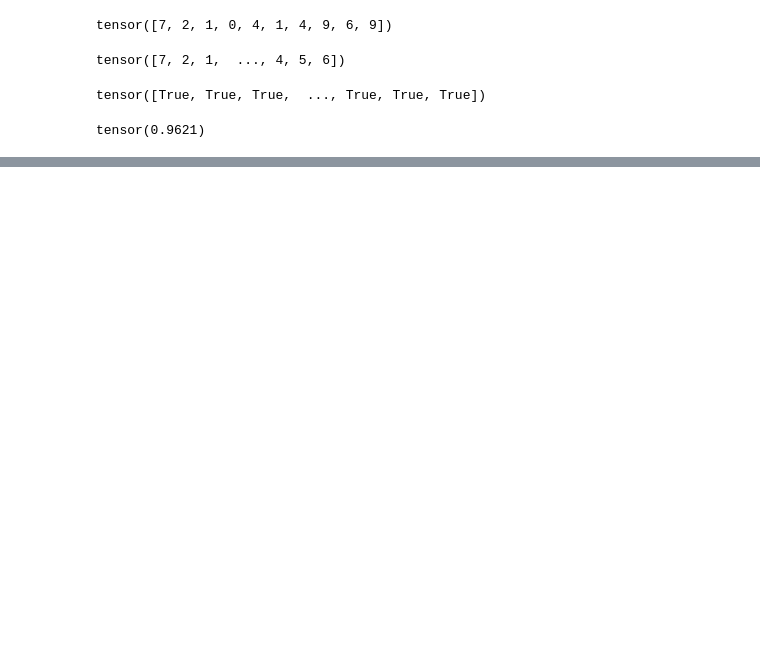
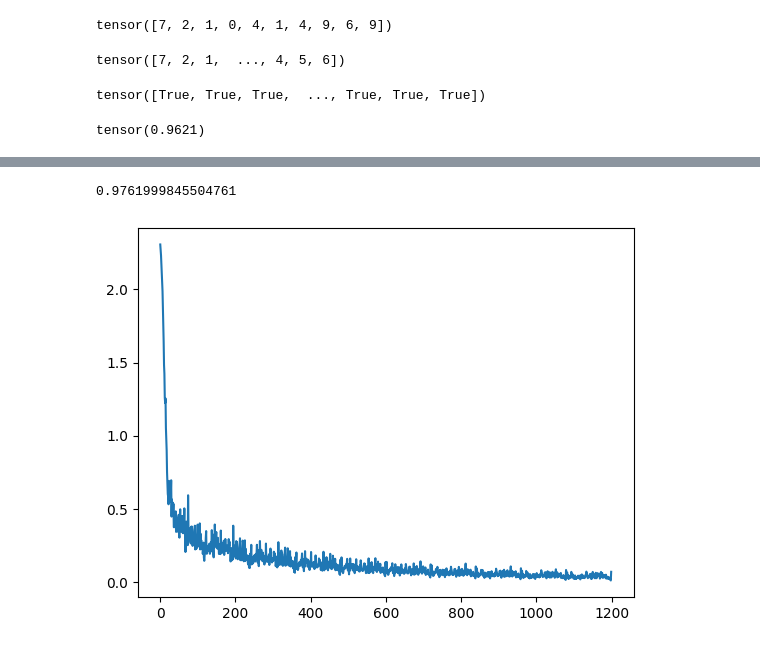
Before and after one commit to jdasam/mas1004, a Jupyter notebook: live_coding/4_MNIST_classification.ipynb, the cells around one changed output, grey strips where cells are left out. Cells and saved outputs as stored; diff of their text form; code cells hidden in the pictures; blank space fills up the shorter version.

```diff
--- a/live_coding/4_MNIST_classification.ipynb
+++ b/live_coding/4_MNIST_classification.ipynb
@@ -459,0 +678,26 @@ tensor(0.9621)
+# %%
+model = Classifier(input_dim = 784,hidden_dim=256)
+optimizer = torch.optim.Adam(model.parameters(), lr=0.001)
+loss_record = []
+num_epoch = 3
+
+batch_size = 500
+
+# Let's use GPU
+model = model.to(DEV)
+train_loader = torch.utils.data.DataLoader(train_set,
+                                           batch_size=500,
+                                           shuffle=False,
+                                           drop_last=False,
+                                           num_workers=2)
+
+loss_record = train_for_given_epoch(model,
+                                    optimizer,
+                                    train_loader,
+                                    get_nll_with_softmax,
+                                    num_epoch=10,)
+plt.plot(loss_record)
+get_test_accuracy(model, test_imgs, test_labels)
+# %% [output]
+0.9761999845504761
+[figure, added]
```
Also changed, not shown: parts of 21 cells of this notebook.
